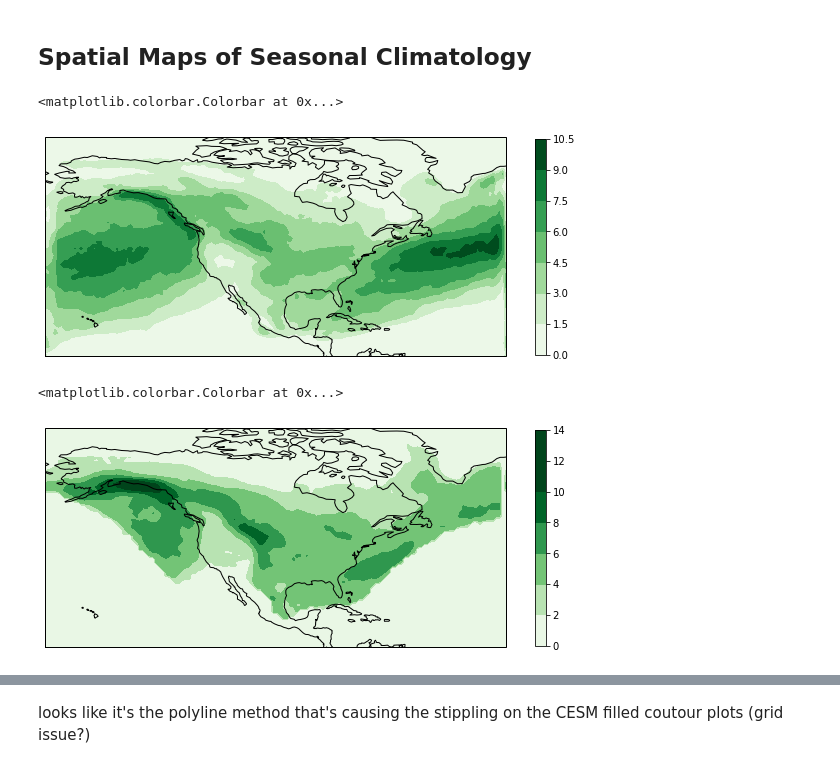
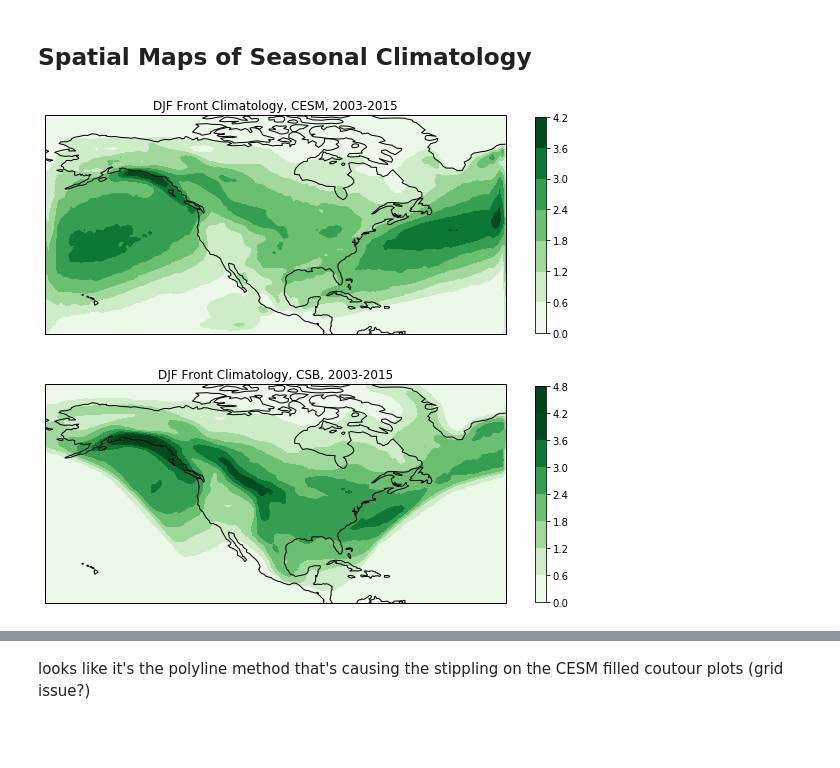
Before and after one commit to katiedagon/ML-extremes, a Jupyter notebook: notebooks/FrontsAnalysis_crossingrates.ipynb, the cells around one changed output, grey strips where cells are left out. Saved outputs shown, nothing was run; the diff lists cells and outputs as text; code cells hidden in the pictures; blank space fills up the shorter version.

```diff
--- a/notebooks/FrontsAnalysis_crossingrates.ipynb
+++ b/notebooks/FrontsAnalysis_crossingrates.ipynb
@@ -5,5 +5,5 @@ import numpy as np
 import xarray as xr
 import matplotlib.pyplot as plt
 # %%
-file_path = "/glade/work/kdagon/FrontDetector/CESMOutputs/"
+cesm_file_path = "/glade/work/kdagon/FrontDetector/CESMOutputs/"
 # %%
@@ -210,5 +220,10 @@ srates_clim_subset_CONUS = srates_clim_subset.sel(lat=slice(26,50), lon=slice(23
+# %%
+cesm_rates_file = "cesm_frontRates_2003-2015.nc"
+cesm_rates_fronts = xr.open_dataset(cesm_file_path+cesm_rates_file)
 # %%
-srates_clim_subset_CONUS_mean_wk = srates_clim_subset_CONUS.mean(("lon","lat"))*7 # convert counts/day to counts/wk
+cesm_srates_clim = cesm_rates_fronts.seasonal_rate_climatology
+cesm_srates_clim_CONUS = cesm_srates_clim.sel(lat=slice(26,50), lon=slice(235,292)) # CESM grid lons
+cesm_srates_clim_CONUS_mean_wk = cesm_srates_clim_CONUS.mean(("lon","lat"))*7 # convert counts/day to counts/wk
 # %%
 fig, ax = plt.subplots()
 
@@ -509,0 +375,3 @@ srates_clim_subset_CONUS_wk = srates_clim_subset_CONUS*7
+# %%
+cesm_srates_clim_wk = cesm_srates_clim*7
+cesm_srates_clim_CONUS_wk = cesm_srates_clim_CONUS*7
@@ -510,17 +381,16 @@ srates_clim_subset_CONUS_wk = srates_clim_subset_CONUS*7
 # %%
 fig = plt.figure(figsize=(8,6))
 
 ax = fig.add_axes([0.,0.,1.,1.], projection=ccrs.PlateCarree())
 
 # start with the first season (DJF)
-field, lon = add_cyclic_point(srates_clim_subset_wk.sum('front')[0,:,:], coord=srates_clim_subset.lon)
-lat = srates_clim_subset.lat
+field, lon = add_cyclic_point(cesm_srates_clim_wk[0,4,:,:], coord=cesm_srates_clim.lon)
+lat = cesm_srates_clim.lat
 
-cf = ax.contourf(lon, lat, field, vmin=0, vmax=10, cmap=cm.Greens, transform=ccrs.PlateCarree()) # trying to get rid of contourf interpolation
-
+cf = ax.contourf(lon, lat, field, vmin=0, vmax=4, cmap=cm.Greens, transform=ccrs.PlateCarree()) # trying to get rid of contourf interpolation
+ax.set_title('DJF Front Climatology, CESM, 2003-2015')
 ax.coastlines()
 
-plt.colorbar(cf, shrink=0.5)
+plt.colorbar(cf, shrink=0.5);
 # %% [output]
-<matplotlib.colorbar.Colorbar at 0x...>
-[figure, old version]
+[figure, new version]
@@ -540,18 +402,21 @@ fig = plt.figure(figsize=(8,6))
 
 ax = fig.add_axes([0.,0.,1.,1.], projection=ccrs.PlateCarree())
 
-# start with the first season
-field, lon = add_cyclic_point(csb_srates_clim_wk.sum('front')[0,:,:], coord=csb_srates_clim.lon)
+# start with the first season (DJF)
+field, lon = add_cyclic_point(csb_srates_clim_wk[0,4,:,:], coord=csb_srates_clim.lon)
 lat = csb_srates_clim.lat
 
-cf = ax.contourf(lon, lat, field, vmin=0, vmax=10, cmap=cm.Greens, transform=ccrs.PlateCarree()) # trying to get rid of contourf interpolation
-
+cf = ax.contourf(lon, lat, field, vmin=0, vmax=4, cmap=cm.Greens, transform=ccrs.PlateCarree()) # trying to get rid of contourf interpolation
+ax.set_title('DJF Front Climatology, CSB, 2003-2015')
 ax.coastlines()
 
-plt.colorbar(cf, shrink=0.5)
+plt.colorbar(cf, shrink=0.5);
+
+# compare masked and unmasked CSB data to see the difference spatially
+#plt.savefig('../figures/csb_srates_clim_DJF.png')
+#plt.savefig('../figures/csb_masked_srates_clim_DJF.png')
 # %% [output]
-<matplotlib.colorbar.Colorbar at 0x...>
-[figure, old version]
+[figure, new version]
 # %%
 import matplotlib as mpl
 # %%
```
Also changed, not shown: parts of 61 cells of this notebook, 2 other files.
